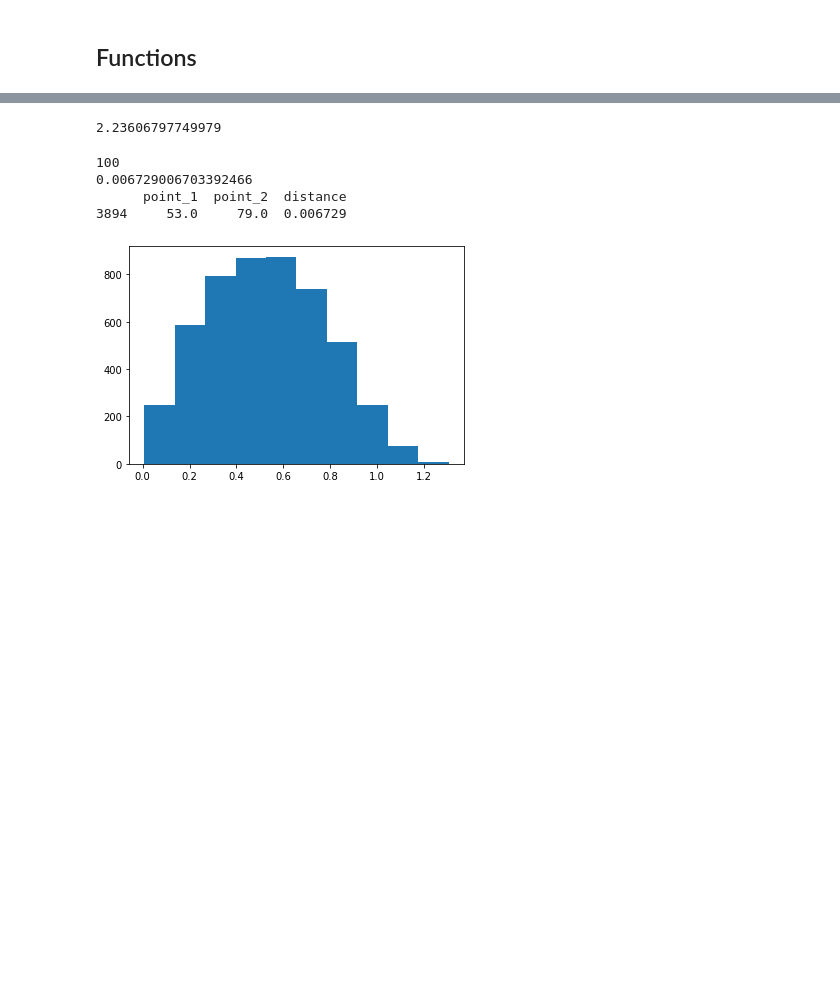
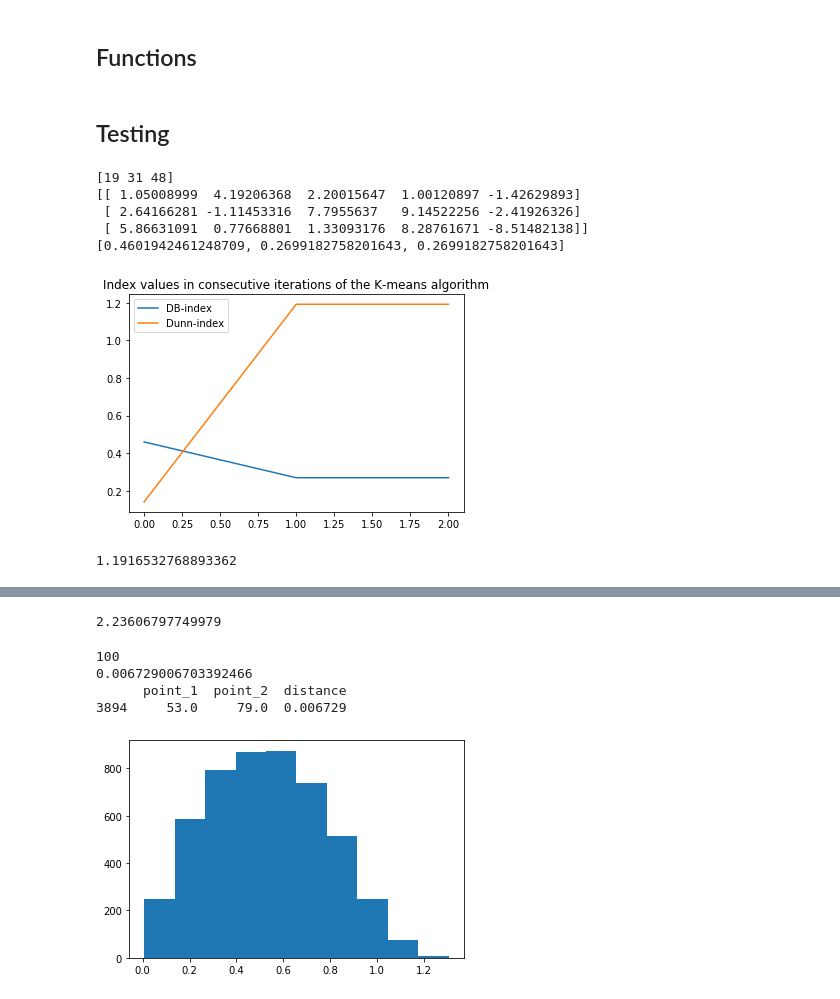
Before and after one commit to paparon96/Clustering, a Jupyter notebook: Aron_Distance_examples.ipynb, the cells around one changed output, grey strips where cells are left out. Cells and saved outputs as stored; diff of their text form; code cells hidden in the pictures; blank space fills up the shorter version.

Commit message:
Added functions for DB- and Dunn-index calculation

```diff
--- a/Aron_Distance_examples.ipynb
+++ b/Aron_Distance_examples.ipynb
@@ -216,0 +291,24 @@ def DB_index(X,centroids,cluster_table):
+# %% [markdown]
+## Testing
+# %%
+X, y = benchmark_data_generation(n=60,p=5,K=3,std = 0.9)
+# %%
+centroids, cluster_table, cost_values_db, cost_values_dunn = k_means_clustering(3,X)
+print(centroids)
+#print(cluster_table)
+print(cost_values_db)
+plt.plot(cost_values_db)
+plt.plot(cost_values_dunn)
+plt.legend(['DB-index','Dunn-index'])
+plt.title("Index values in consecutive iterations of the K-means algorithm")
+plt.show()
+
+print(cost_values_dunn[-1])
+# %% [output]
+[19 31 48]
+[[ 1.05008999  4.19206368  2.20015647  1.00120897 -1.42629893]
+ [ 2.64166281 -1.11453316  7.7955637   9.14522256 -2.41926326]
+ [ 5.86631091  0.77668801  1.33093176  8.28761671 -8.51482138]]
+[0.4601942461248709, 0.2699182758201643, 0.2699182758201643]
+[figure, added]
+1.1916532768893362
```
Also changed, not shown: parts of 15 cells of this notebook.
